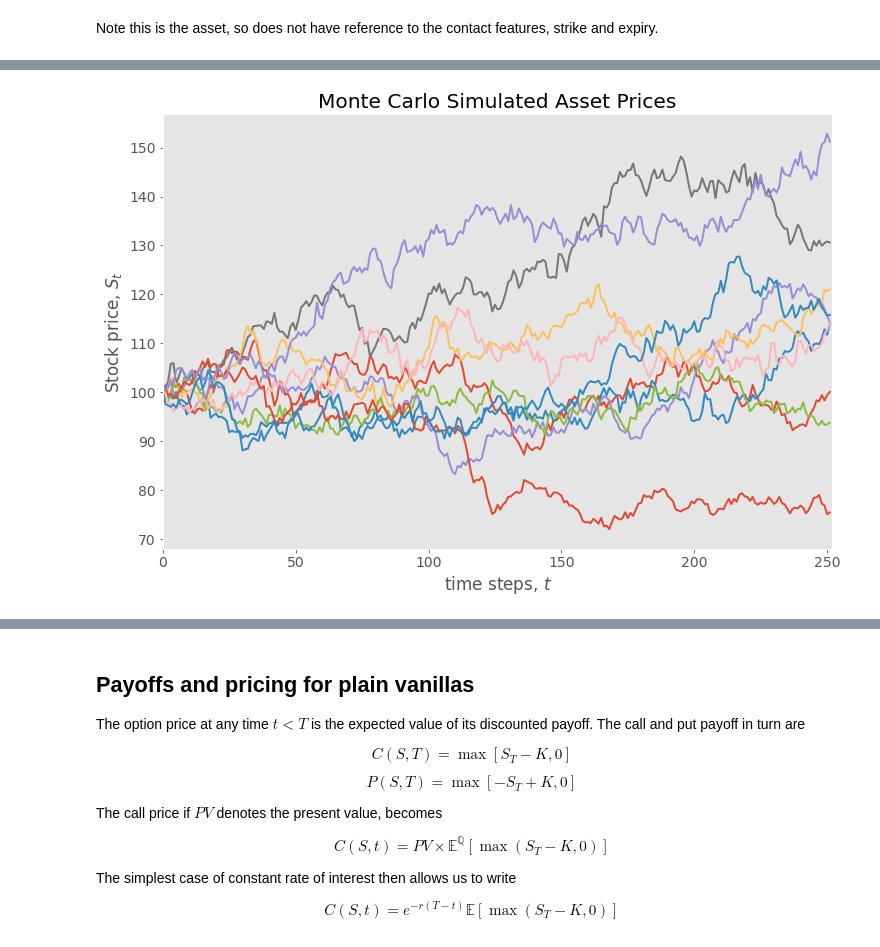
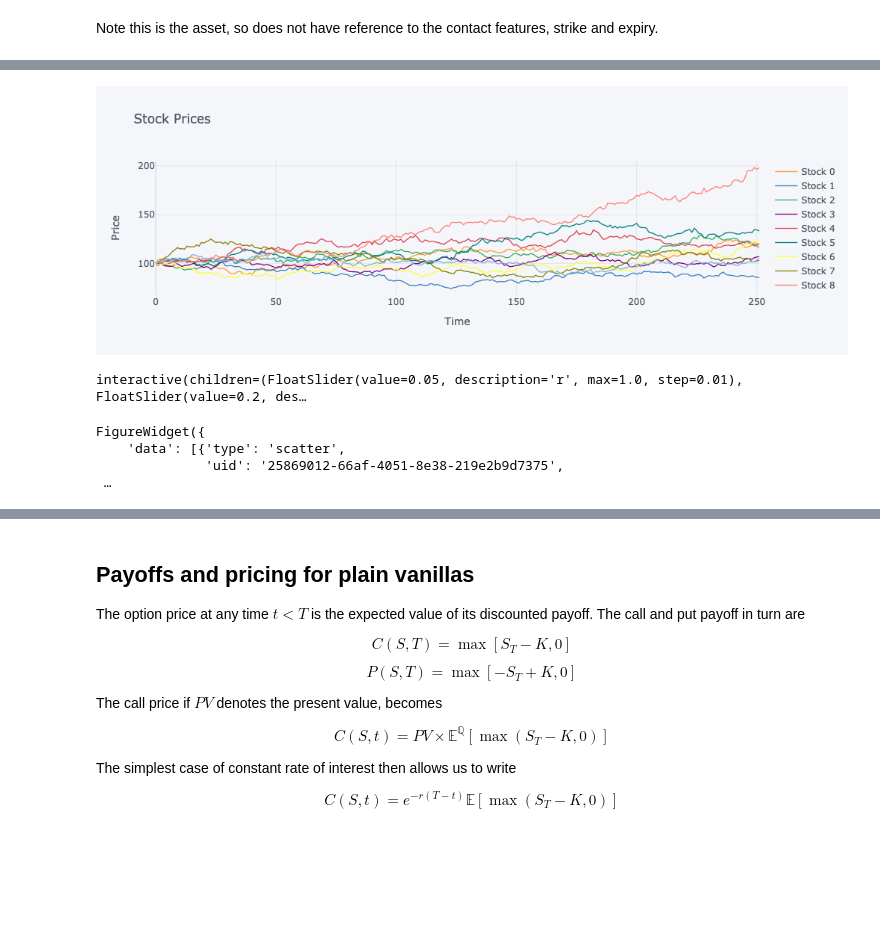
Before and after one commit to Ali-Ahmad9/QuantLib, a Jupyter notebook: python/jupyter/Monte Carlo.ipynb, the cells around one changed output, grey strips where cells are left out. Drawn from its saved outputs; the diff is of its cells as text; code cells hidden in the pictures; blank space fills up the shorter version.

Commit message:
added interactive graphs for monte carlo
also huge overhaul for monte carlo stuff

```diff
--- a/python/jupyter/Monte Carlo.ipynb
+++ b/python/jupyter/Monte Carlo.ipynb
@@ -107,15 +90,22 @@ Depending on the timescales involved we can write as
 # Importing libraries
 import pandas as pd
 import numpy as np
-from numpy import *
 # Libraries for plotting
 import matplotlib
 import matplotlib.pyplot as plt
 import cufflinks as cf
+import plotly.express as px
+import plotly.figure_factory as ff
+import plotly.graph_objects as go
+import plotly as py
 cf.set_config_file(offline=True)
+import seaborn as sns
+sns.set()
+sns.set_style("whitegrid")
+
+from ipywidgets import interact
 
 # Plot settings
-plt.style.use('ggplot')
 matplotlib.rcParams['figure.figsize'] = [12.0, 8.0]
 matplotlib.rcParams['font.size'] = 14
 matplotlib.rcParams['lines.linewidth'] = 2.0
@@ -166,7 +121,7 @@ def simulate_path(s0, mu, sigma, horizon, timesteps, n_sims):
 
     # Set the random seed for reproducibility
     # Same seed leads to the same set of random values
-    random.seed(786)
+    np.random.seed(101)
 
     # Read parameters
     S0 = s0         # initial spot level
@@ -179,13 +134,13 @@ def simulate_path(s0, mu, sigma, horizon, timesteps, n_sims):
     dt = T/t        # length of time interval
 
     # Simulating 'n' asset price paths with 't' timesteps
-    S = zeros((t, n))
+    S = np.zeros((t, n))
     S[0] = S0
 
     for i in range(0, t-1):
-        phi = random.standard_normal(n)                                                   # psuedo random numbers
-        #S[i+1] = S[i] * (1 + r * dt + sigma * sqrt(dt) * phi)                            # vectorized operation per timesteps
-        S[i+1] = S[i] * exp((r - 0.5 * sigma ** 2) * dt + sigma * sqrt(dt) * phi)         # alternate form
+        phi = np.random.standard_normal(n)                                                   # psuedo random numbers
+        S[i+1] = S[i] * (1 + r * dt + sigma * np.sqrt(dt) * phi)                            # E-M method
+        # S[i+1] = S[i] * np.exp((r - 0.5 * sigma ** 2) * dt + sigma * np.sqrt(dt) * phi)         # alternate form
        # print(S)
 
     return S
@@ -286,12 +149,42 @@ price_path.iloc[:,:100].iplot(title='Simulated stock price paths', xTitle='Time
 # %%
 # Plot initial 100 simulated path using matplotlib
-S =  simulate_path(100, 0.05, 0.20, 1, 252, 10)
-plt.plot(S[:,:100])
-plt.grid(False)
-plt.xlabel('time steps, $t$')
-plt.xlim(0,252)
-plt.ylabel('Stock price, $S_t$')
-plt.title('Monte Carlo Simulated Asset Prices');
-plt.show()
+n = 10
+S =  simulate_path(100, 0.05, 0.2, 1, 252, n)
-# %% [output]
-[figure, removed]
+# %%
+columns = [f'Stock {x}' for x in range(n)]
+df = pd.DataFrame(S, columns=columns)
+df.iplot(title='Stock Prices', yTitle='Price', xTitle='Time')
+# %% [output]
+[figure, added]
+# %%
+fig = go.FigureWidget()
+S =  simulate_path(100, 0.05, 0.2, 1, 252, 10)
+x = np.arange(len(S))
+y = np.mean(S, axis=1)
+scatter = fig.add_scatter(x=x, y=y)
+fig.layout = dict(height=600)
+
+@interact(r=(0, 1, 0.01), vol=(0, 1, 0.01), s0=(1, 500, 5), T=(0, 10, 0.25), ns=(1, 1000, 10), n=(1, 10000, 100))
+def update(r=0.05, vol=0.20, s0 =100, T=1, ns=250, n=1000):
+    with fig.batch_update():
+        y = np.mean(simulate_path(s0, r, vol, T, ns, n), axis=1)
+        fig.data[0].y = y
+        fig.data[0].x = np.arange(len(y))
+fig.update_layout(
+    title="Interactive Monte Carlo",
+    xaxis_title="Time Steps",
+    yaxis_title="Price",
+    width=800,
+    height=500,
+    font=dict(
+        family="Courier New",
+        size=18
+    )
+)
+fig
+# %% [output]
+interactive(children=(FloatSlider(value=0.05, description='r', max=1.0, step=0.01), FloatSlider(value=0.2, des…
+FigureWidget({
+    'data': [{'type': 'scatter',
+              'uid': '25869012-66af-4051-8e38-219e2b9d7375',
+ …
```
Also changed, not shown: parts of 46 cells of this notebook, 2 other files.
